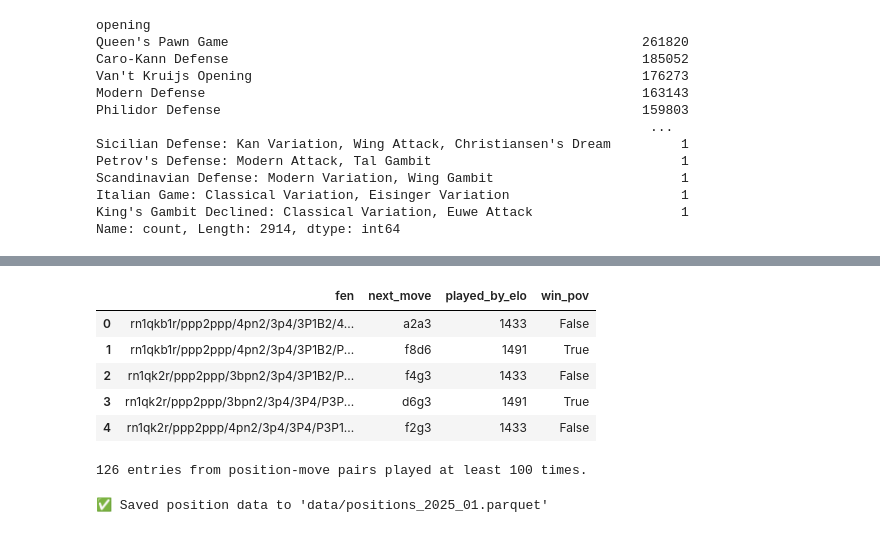
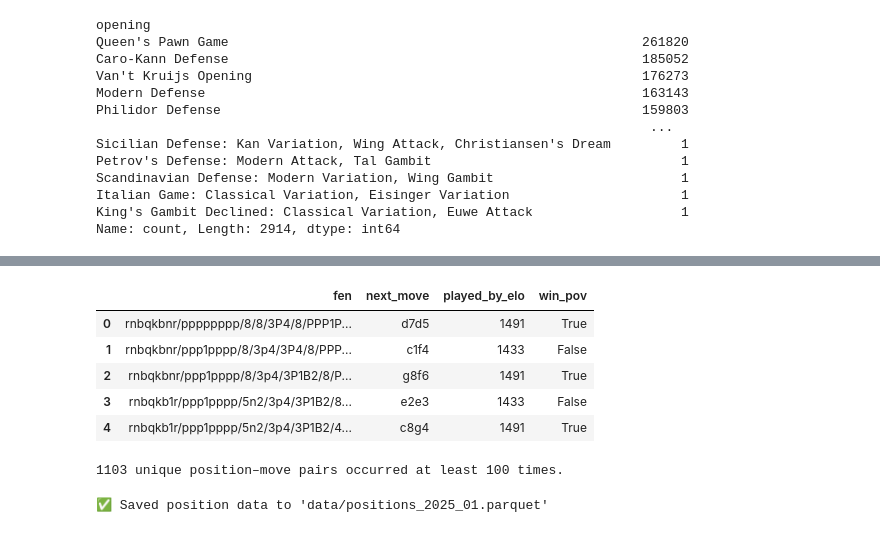
Before and after one commit to croco22/chess, a Jupyter notebook: pipeline/p2_parse_positions.ipynb, the cells around one changed output, grey strips where cells are left out. Cells and saved outputs as stored; diff of their text form; code cells hidden in the pictures.

Commit message:
Clean up after fix

```diff
--- a/pipeline/p2_parse_positions.ipynb
+++ b/pipeline/p2_parse_positions.ipynb
@@ -63,3 +64,21 @@ df.head()
 | 179 | 181 | Rated Blitz game | 1725 | 1756 | Queen's Pawn Game: Accelerated Lo... | 2 | d2d4 d7d5 c1f4 g8f6 e2e3 e7e6 c2c... |
 | 253 | 255 | Rated Rapid game | 2217 | 2248 | Queen's Pawn Game: Accelerated Lo... | 1 | d2d4 d7d5 c1f4 f7f6 e2e3 h7h5 f1d... |
 | 265 | 267 | Rated Rapid game | 1443 | 1479 | Queen's Pawn Game: Accelerated Lo... | 1 | d2d4 d7d5 c1f4 e7e6 e2e3 f8d6 f4g... |
+# %%
+# Count number of half-moves (plies) per game
+df["num_halfmoves"] = df["moves"].apply(lambda x: len(x.split()))
+median_val = df["num_halfmoves"].median()
+
+# Cap the histogram at the 99th percentile to avoid skew from outliers
+upper_limit = df["num_halfmoves"].quantile(0.99)
+
+plt.figure(figsize=(10, 6))
+plt.hist(df["num_halfmoves"], bins=range(0, int(upper_limit) + 2, 2), edgecolor='black')
+plt.axvline(median_val, color='red', linestyle='dashed', linewidth=2, label=f"Median: {median_val:.0f}")
+plt.xlabel("Number of half-moves per game")
+plt.ylabel("Number of games")
+plt.title("Distribution of half-move counts per game (up to 99th percentile)")
+plt.legend()
+plt.grid(True)
+plt.tight_layout()
+plt.show()
@@ -66,54 +87,57 @@ df.head()
 # %%
+# Extract positions from the first 25 half-moves of each game
 records = []
 
 for _, game in tqdm(df.iterrows(), total=len(df), desc="Processing games"):
     board = chess.Board()
     moves_arr = game["moves"].split()
     winner_flag = game["winner"]
 
     for idx, mv in enumerate(moves_arr):
-        if idx >= 20 or idx + 1 >= len(moves_arr):
+        # Stop after 25 half-moves or if there's no next move
+        if idx >= 25 or idx + 1 >= len(moves_arr):
             break
-        if idx < 9:
-            board.push_uci(mv)
-            continue
 
         board.push_uci(mv)
         next_move = moves_arr[idx + 1]
 
+        # Determine whether the player to move is on the winning side
         if (board.turn == chess.WHITE and winner_flag == 1) or (board.turn == chess.BLACK and winner_flag == 2):
             win_pov = True
         else:
             win_pov = False
 
         played_by = game["white_elo"] if board.turn else game["black_elo"]
 
         records.append({
             "fen": board.fen(),
             "next_move": next_move,
             "played_by_elo": played_by,
             "win_pov": win_pov
         })
 
 positions_df = pd.DataFrame.from_records(records)
 positions_df.head()
 # %% [output]
 |  | fen | next_move | played_by_elo | win_pov |
-| 0 | rn1qkb1r/ppp2ppp/4pn2/3p4/3P1B2/4... | a2a3 | 1433 | False |
-| 1 | rn1qkb1r/ppp2ppp/4pn2/3p4/3P1B2/P... | f8d6 | 1491 | True |
-| 2 | rn1qk2r/ppp2ppp/3bpn2/3p4/3P1B2/P... | f4g3 | 1433 | False |
-| 3 | rn1qk2r/ppp2ppp/3bpn2/3p4/3P4/P3P... | d6g3 | 1491 | True |
-| 4 | rn1qk2r/ppp2ppp/4pn2/3p4/3P4/P3P1... | f2g3 | 1433 | False |
+| 0 | rnbqkbnr/pppppppp/8/8/3P4/8/PPP1P... | d7d5 | 1491 | True |
+| 1 | rnbqkbnr/ppp1pppp/8/3p4/3P4/8/PPP... | c1f4 | 1433 | False |
+| 2 | rnbqkbnr/ppp1pppp/8/3p4/3P1B2/8/P... | g8f6 | 1491 | True |
+| 3 | rnbqkb1r/ppp1pppp/5n2/3p4/3P1B2/8... | e2e3 | 1433 | False |
+| 4 | rnbqkb1r/ppp1pppp/5n2/3p4/3P1B2/4... | c8g4 | 1491 | True |
 # %%
+# Count how often each (position, move) pair appears
 positions_df["games_count"] = (
     positions_df.groupby(["fen", "next_move"])["fen"].transform("size")
 )
+
+# Keep only frequently played position-move pairs
 positions_df = positions_df[positions_df["games_count"] >= 100]
 
 n_unique = positions_df[["fen", "next_move"]].drop_duplicates().shape[0]
-print(f"{n_unique} entries from position-move pairs played at least 100 times.")
+print(f"{n_unique} unique position–move pairs occurred at least 100 times.")
 # %% [output]
-126 entries from position-move pairs played at least 100 times.
+1103 unique position–move pairs occurred at least 100 times.
 # %%
 positions_df.to_parquet("../data/positions_2025_01.parquet", index=False)
 print("✅ Saved position data to 'data/positions_2025_01.parquet'")
```
Also changed, not shown: parts of 2 cells of this notebook, 7 other files.
